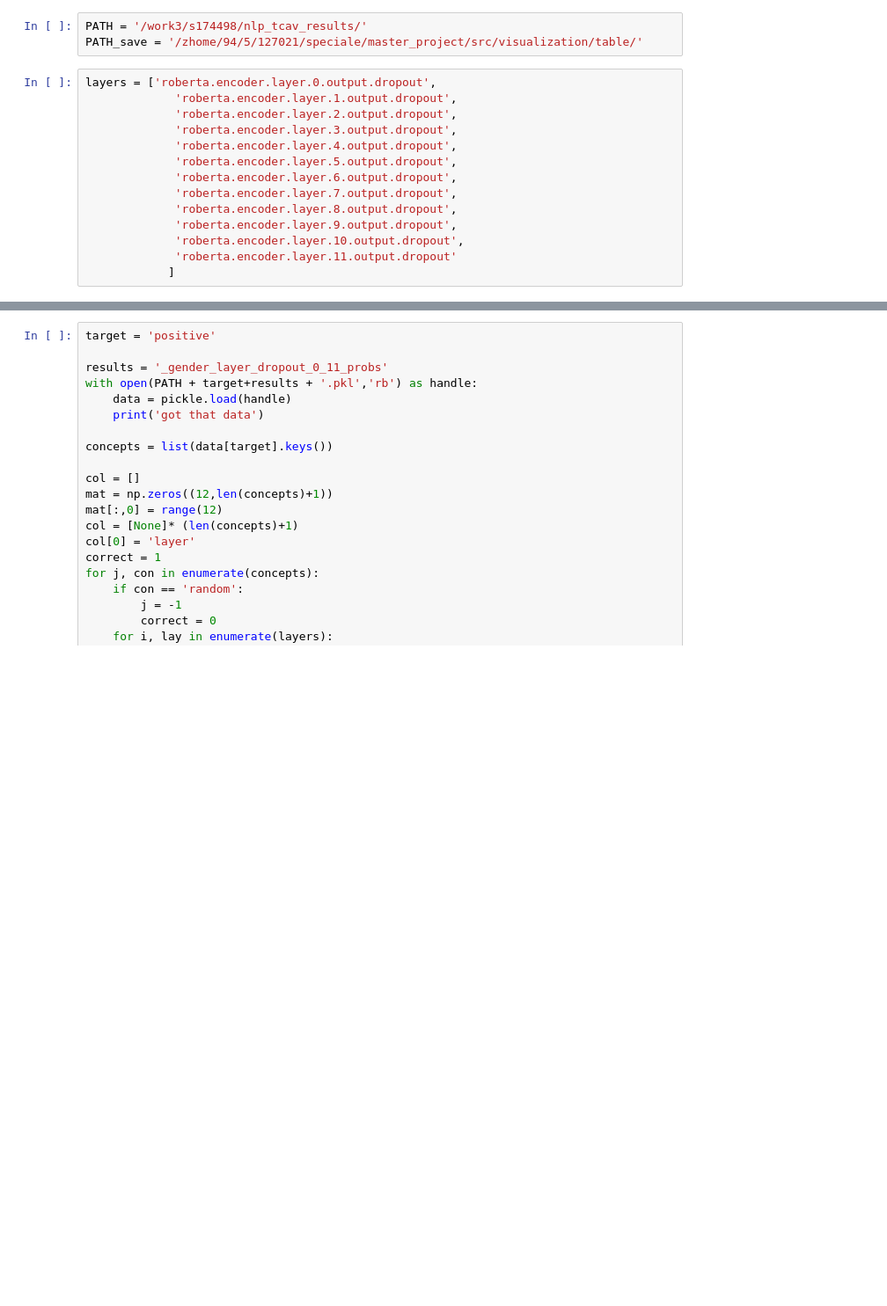
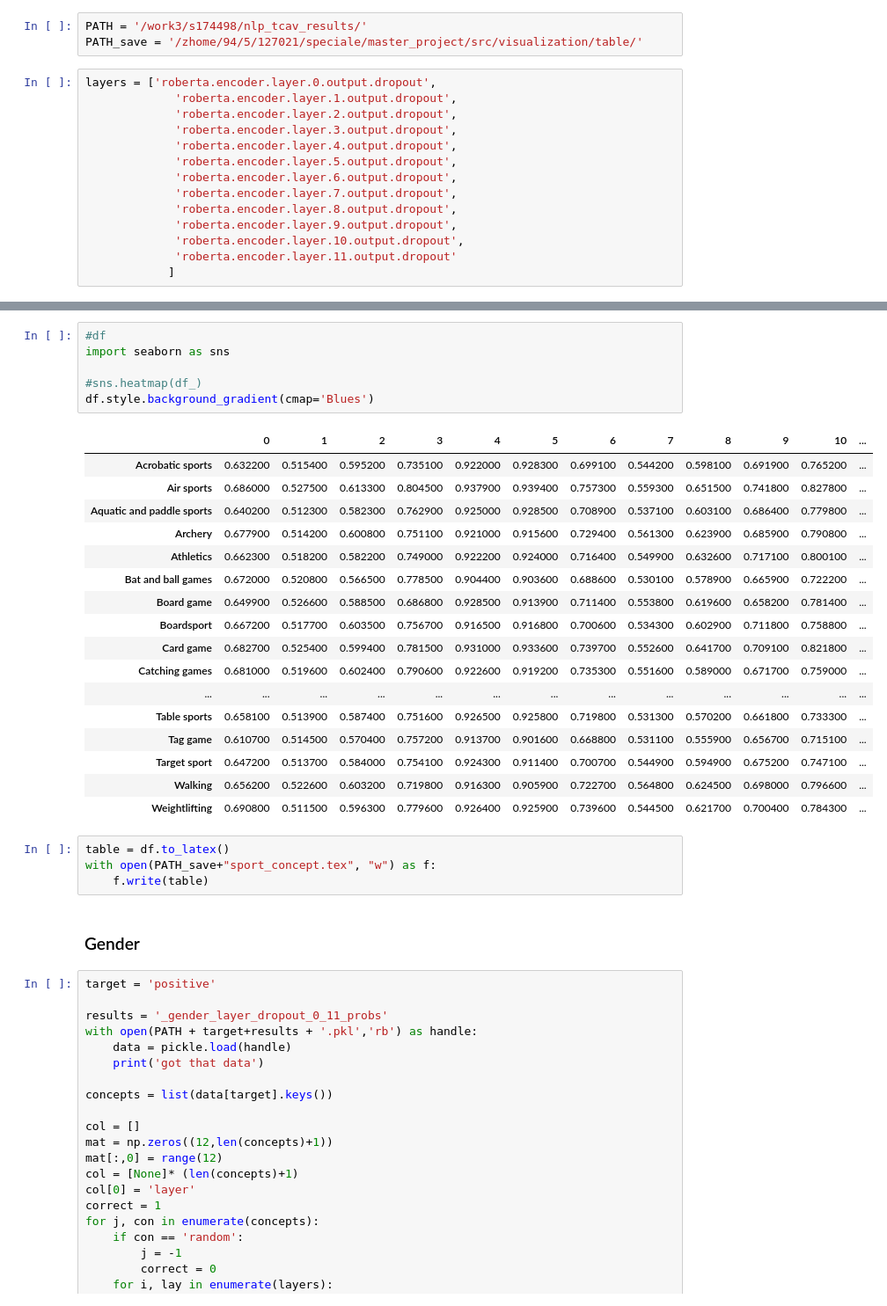
Before and after one commit to gaunby/master_project, a Jupyter notebook: notebooks/tcav_acc_results.ipynb, the cells around one changed output, grey strips where cells are left out. Shown at 88% size. Saved outputs shown, nothing was run; the diff lists cells and outputs as text; blank space fills up the shorter version.

```diff
--- a/notebooks/tcav_acc_results.ipynb
+++ b/notebooks/tcav_acc_results.ipynb
@@ -24,3 +89,33 @@ layers = ['roberta.encoder.layer.0.output.dropout',
+# %%
+#df
+import seaborn as sns
+
+#sns.heatmap(df_)
+df.style.background_gradient(cmap='Blues')
+# %% [output]
+|  | 0 | 1 | 2 | 3 | 4 | 5 | 6 | 7 | 8 | 9 | 10 | ... |
+| Acrobatic sports | 0.632200 | 0.515400 | 0.595200 | 0.735100 | 0.922000 | 0.928300 | 0.699100 | 0.544200 | 0.598100 | 0.691900 | 0.765200 | ... |
+| Air sports | 0.686000 | 0.527500 | 0.613300 | 0.804500 | 0.937900 | 0.939400 | 0.757300 | 0.559300 | 0.651500 | 0.741800 | 0.827800 | ... |
+| Aquatic and paddle sports | 0.640200 | 0.512300 | 0.582300 | 0.762900 | 0.925000 | 0.928500 | 0.708900 | 0.537100 | 0.603100 | 0.686400 | 0.779800 | ... |
+| Archery | 0.677900 | 0.514200 | 0.600800 | 0.751100 | 0.921000 | 0.915600 | 0.729400 | 0.561300 | 0.623900 | 0.685900 | 0.790800 | ... |
+| Athletics | 0.662300 | 0.518200 | 0.582200 | 0.749000 | 0.922200 | 0.924000 | 0.716400 | 0.549900 | 0.632600 | 0.717100 | 0.800100 | ... |
+| Bat and ball games | 0.672000 | 0.520800 | 0.566500 | 0.778500 | 0.904400 | 0.903600 | 0.688600 | 0.530100 | 0.578900 | 0.665900 | 0.722200 | ... |
+| Board game | 0.649900 | 0.526600 | 0.588500 | 0.686800 | 0.928500 | 0.913900 | 0.711400 | 0.553800 | 0.619600 | 0.658200 | 0.781400 | ... |
+| Boardsport | 0.667200 | 0.517700 | 0.603500 | 0.756700 | 0.916500 | 0.916800 | 0.700600 | 0.534300 | 0.602900 | 0.711800 | 0.758800 | ... |
+| Card game | 0.682700 | 0.525400 | 0.599400 | 0.781500 | 0.931000 | 0.933600 | 0.739700 | 0.552600 | 0.641700 | 0.709100 | 0.821800 | ... |
+| Catching games | 0.681000 | 0.519600 | 0.602400 | 0.790600 | 0.922600 | 0.919200 | 0.735300 | 0.551600 | 0.589000 | 0.671700 | 0.759000 | ... |
+| ... | ... | ... | ... | ... | ... | ... | ... | ... | ... | ... | ... | ... |
+| Table sports | 0.658100 | 0.513900 | 0.587400 | 0.751600 | 0.926500 | 0.925800 | 0.719800 | 0.531300 | 0.570200 | 0.661800 | 0.733300 | ... |
+| Tag game | 0.610700 | 0.514500 | 0.570400 | 0.757200 | 0.913700 | 0.901600 | 0.668800 | 0.531100 | 0.555900 | 0.656700 | 0.715100 | ... |
+| Target sport | 0.647200 | 0.513700 | 0.584000 | 0.754100 | 0.924300 | 0.911400 | 0.700700 | 0.544900 | 0.594900 | 0.675200 | 0.747100 | ... |
+| Walking | 0.656200 | 0.522600 | 0.603200 | 0.719800 | 0.916300 | 0.905900 | 0.722700 | 0.564800 | 0.624500 | 0.698000 | 0.796600 | ... |
+| Weightlifting | 0.690800 | 0.511500 | 0.596300 | 0.779600 | 0.926400 | 0.925900 | 0.739600 | 0.544500 | 0.621700 | 0.700400 | 0.784300 | ... |
+# %%
+table = df.to_latex()
+with open(PATH_save+"sport_concept.tex", "w") as f:
+    f.write(table)
+# %% [markdown]
+### Gender
 # %%
 target = 'positive'
 
```
Also changed, not shown: parts of 9 cells of this notebook, 4 other files.
